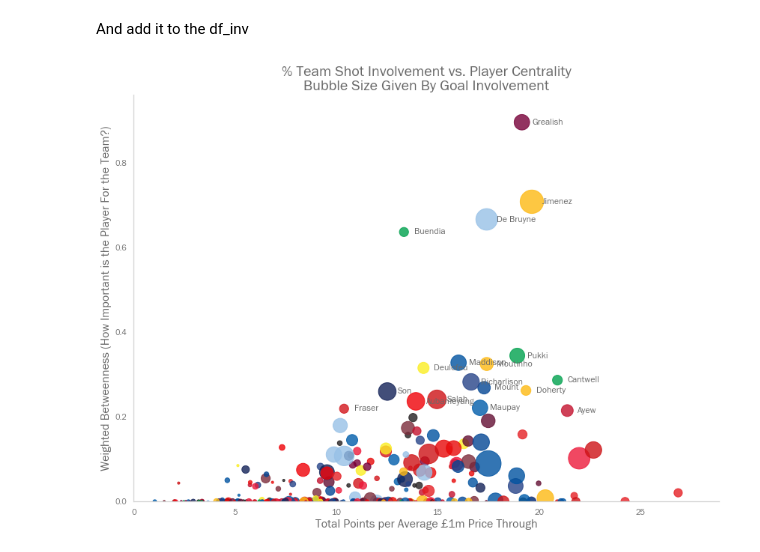
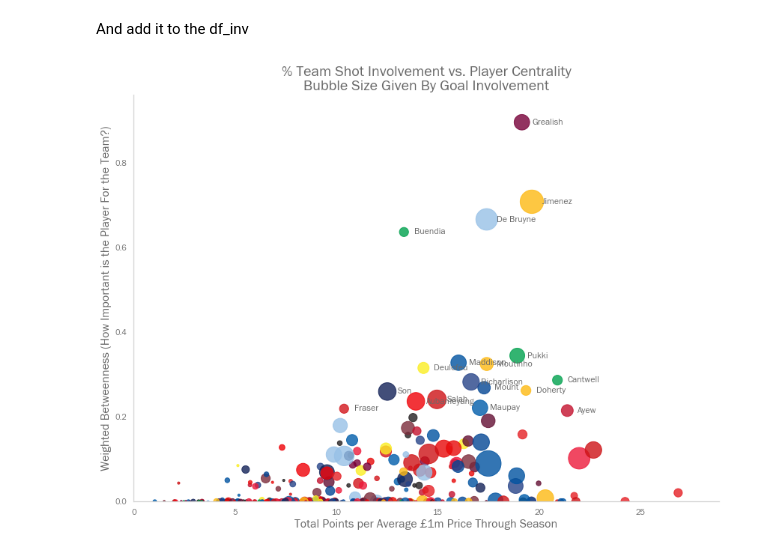
Before and after one commit to calbal91/project-moneyballing-fpl, a Jupyter notebook: 2b. Network Analysis.ipynb, the cells around one changed output. Saved outputs shown, nothing was run; the diff lists cells and outputs as text; code cells hidden in the pictures.

```diff
--- a/2b. Network Analysis.ipynb
+++ b/2b. Network Analysis.ipynb
@@ -392,13 +392,13 @@ df_share.head()
 Let's plot a scatter of this.
 # %%
 plt.rcParams["figure.facecolor"] = 'white'
-plt.figure(figsize=(13,9))
+plt.figure(figsize=(11,5))
 
 X=df_share['%ShotInv']*100
 Y=df_share['%GoalInv']*100
 c=df_share['Team'].map(
     lambda x: df_teams.loc[df_teams['CommentName']==x,'TeamColor'].item())
-s=df_share['Goals']*40
+s=df_share['Goals']*20
 L=list(df_temp.index)
 
 plt.scatter(X,Y,s=s,c=c,alpha=0.8)
@@ -825,31 +825,31 @@ df_inv['PPP']=ppp
 # %%
 plt.rcParams["figure.facecolor"] = 'white'
 plt.figure(figsize=(14,10))
 
 X = df_inv['PPP']
 Y = df_inv['WeightBetweenness']
 c = df_inv['Team'].map(
     lambda x: df_teams.loc[df_teams['CommentName']==x,'TeamColor'].item())
 s = 10*df_inv['GoalInvolvement']**1.3
 L = list(df_inv.index)
 
 plt.scatter(X,Y,c=c,s=s,alpha=0.8)
 plt.xlim(0)
 plt.ylim(0)
 
 for i in L:
     try:
         x_text = X[i]
         y_text = Y[i]
         if (x_text>=10) and (y_text>=0.2):
             name = df_players.loc[df_players['CommentName']==i,'WebName'].item()
             plt.text(x_text+0.5, y_text, name,
                      fontsize=12, color='dimgrey', ha='left', va='center')
     except:
         pass
 
 plt.title('% Team Shot Involvement vs. Player Centrality\nBubble Size Given By Goal Involvement')
-plt.xlabel("Total Points per Average £1m Price Through")
+plt.xlabel("Total Points per Average £1m Price Through Season")
 plt.ylabel('Weighted Betweenness (How Important is the Player For the Team?)');
 # %% [output]
-[figure, old version]
+[figure, new version]
```
Also changed, not shown: parts of 8 cells of this notebook, 2 other files.
